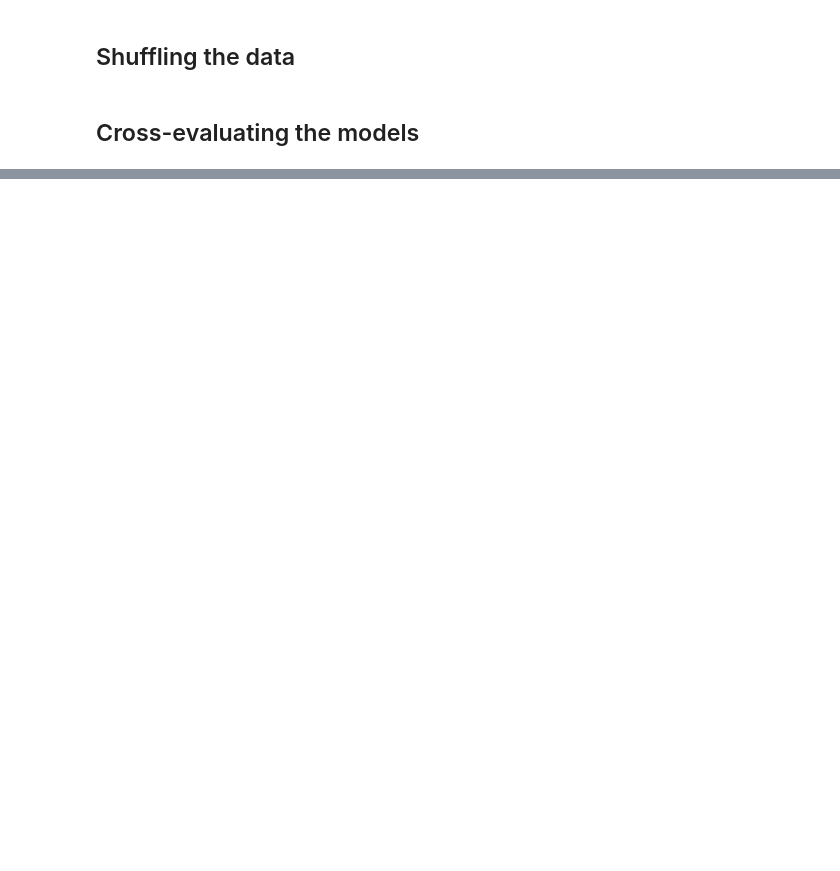
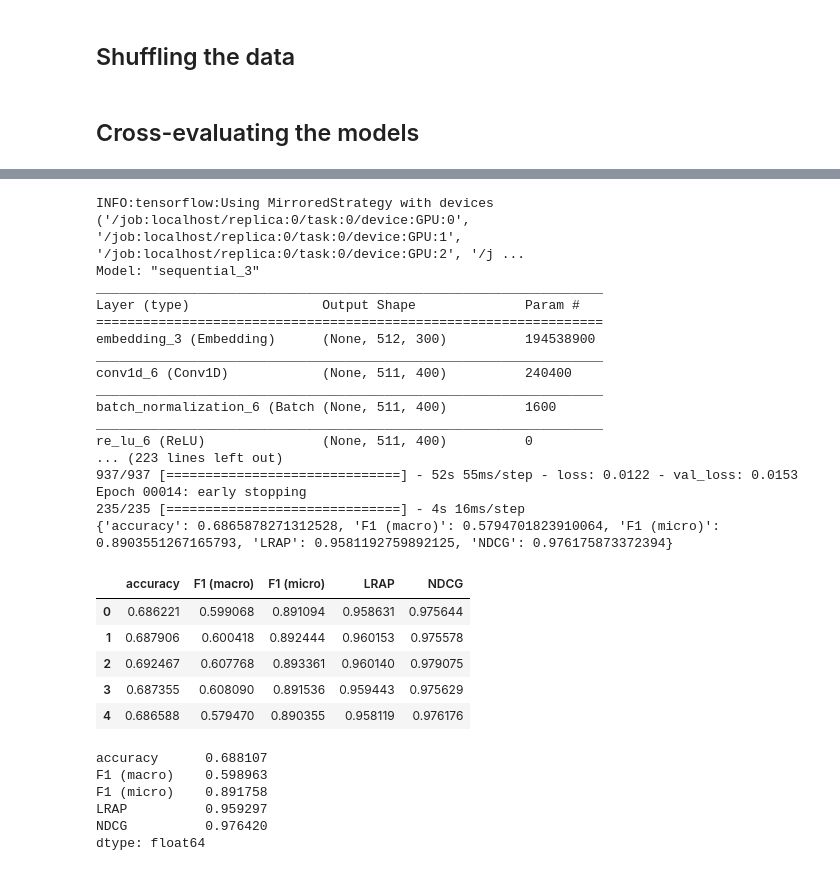
Before and after one commit to DL-2020-Shakespeare/DL-2020-Shakespeare, a Jupyter notebook: comparison_template.ipynb, the cells around one changed output, grey strips where cells are left out. Saved outputs shown, nothing was run; the diff lists cells and outputs as text; code cells hidden in the pictures; blank space fills up the shorter version.

```diff
--- a/comparison_template.ipynb
+++ b/comparison_template.ipynb
@@ -165,17 +180,12 @@ window = 5
 w2v_path = f"data/w2v_{window}_{n_embedding}_train.model"
 
 try:
-    w2v_embedding_model = Word2Vec.load(w2v_path)
+    w2v = Word2Vec.load(w2v_path)
 except:
-    w2v_embedding_model = Word2Vec(sentences=[s.split() for s in docs],
-                                   size=n_embedding,
-                                   window=window,
-                                   min_count=5,
-                                   sg=1,
-                                   workers=cpu_count(),
-                                   seed=seed)
-    w2v_embedding_model.save(w2v_path)
+    w2v = Word2Vec(sentences=[doc.split() for doc in docs], size=n_embedding,
+                   window=window, min_count=1, workers=cpu_count(), seed=seed)
+    w2v.save(w2v_path)
 
-print(len(list(w2v_embedding_model.wv.vocab)))
-print(w2v_embedding_model.wv.index2entity[:100])
+print(len(list(w2v.wv.vocab)))
+print(w2v.wv.index2entity[:100])
 # %% [output]
@@ -222,4 +266,4 @@ def create_embedding_matrix(embedding_model):
 # %%
-w2v_embedding_matrix = create_embedding_matrix(w2v_embedding_model)
+w2v_embedding_matrix = create_embedding_matrix(w2v)
 # %% [output]
 0
@@ -255,16 +313,16 @@ x_train, y_train = shuffle(sequences,
 # %% [markdown]
 ## Cross-evaluating the models
 # %%
-def cross_evaluate(model_initializer, embedding_matrix, batch_size=256, params={}):
+def cross_evaluate(model_initializer, batch_size=256, model_params={}):
     mskf = MultilabelStratifiedKFold(n_splits=5, random_state=seed)
     cv_scores = []
 
-    model_initializer(embedding_matrix, n_vocabulary, n_embedding, n_sequence,
-                      n_labels, **params).summary()
+    model_initializer(n_vocabulary, n_embedding, n_sequence, n_labels,
+                      **model_params).summary()
 
     for train, val in mskf.split(x_train, y_train):
-        model = model_initializer(embedding_matrix, n_vocabulary, n_embedding,
-                                  n_sequence, n_labels, **params)
+        model = model_initializer(n_vocabulary, n_embedding, n_sequence, n_labels,
+                                  **model_params)
         es = EarlyStopping(patience=5, verbose=1, restore_best_weights=True)
         history = model.fit(x_train[train],
                             y_train[train],
@@ -302,0 +377,35 @@ cross_evaluate(models.init_cnn_1, ft_embedding_matrix, kwargs={
+# %%
+reset_seed()
+cross_evaluate(models.init_cnn_bi_lstm_1, model_params={
+    "filters_1": 400, "filters_2": 500, "loss": "binary_crossentropy",
+    "embedding_matrix": w2v_embedding_matrix})
+# %% [output]
+INFO:tensorflow:Using MirroredStrategy with devices ('/job:localhost/replica:0/task:0/device:GPU:0', '/job:localhost/replica:0/task:0/device:GPU:1', '/job:localhost/replica:0/task:0/device:GPU:2', '/j ...
+Model: "sequential_3"
+_________________________________________________________________
+Layer (type)                 Output Shape              Param #
+=================================================================
+embedding_3 (Embedding)      (None, 512, 300)          194538900
+_________________________________________________________________
+conv1d_6 (Conv1D)            (None, 511, 400)          240400
+_________________________________________________________________
+batch_normalization_6 (Batch (None, 511, 400)          1600
+_________________________________________________________________
+re_lu_6 (ReLU)               (None, 511, 400)          0
+... (223 lines left out)
+937/937 [==============================] - 52s 55ms/step - loss: 0.0122 - val_loss: 0.0153
+Epoch 00014: early stopping
+235/235 [==============================] - 4s 16ms/step
+{'accuracy': 0.6865878271312528, 'F1 (macro)': 0.5794701823910064, 'F1 (micro)': 0.8903551267165793, 'LRAP': 0.9581192759892125, 'NDCG': 0.976175873372394}
+|  | accuracy | F1 (macro) | F1 (micro) | LRAP | NDCG |
+| 0 | 0.686221 | 0.599068 | 0.891094 | 0.958631 | 0.975644 |
+| 1 | 0.687906 | 0.600418 | 0.892444 | 0.960153 | 0.975578 |
+| 2 | 0.692467 | 0.607768 | 0.893361 | 0.960140 | 0.979075 |
+| 3 | 0.687355 | 0.608090 | 0.891536 | 0.959443 | 0.975629 |
+| 4 | 0.686588 | 0.579470 | 0.890355 | 0.958119 | 0.976176 |
+accuracy      0.688107
+F1 (macro)    0.598963
+F1 (micro)    0.891758
+LRAP          0.959297
+NDCG          0.976420
+dtype: float64
```
Also changed, not shown: parts of 25 cells of this notebook, 2 other files.
